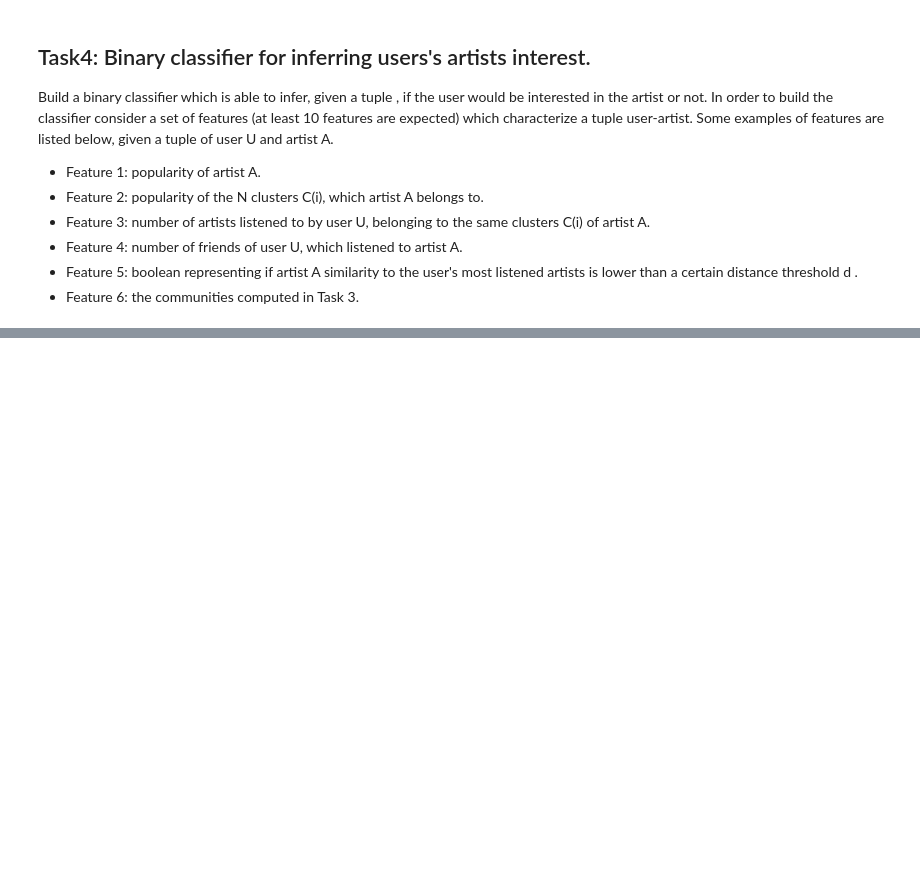
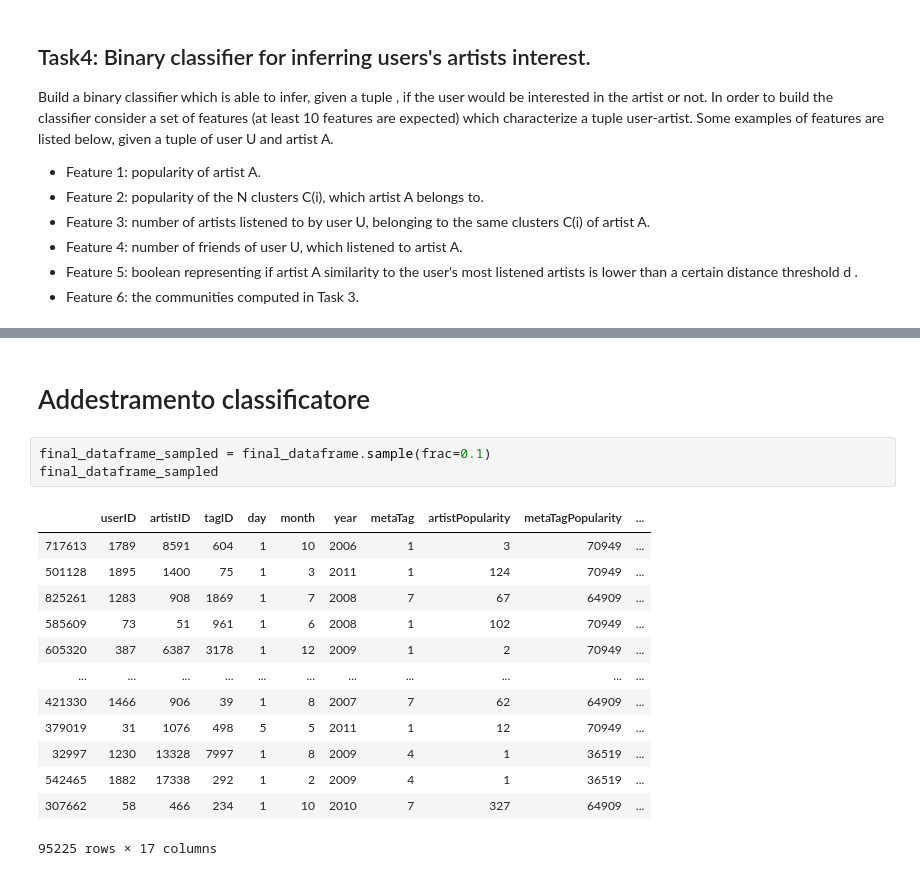
Before and after one commit to RiccardoBiella96/DataClaFinalProject, a Jupyter notebook: FinalProject.ipynb, the cells around one changed output, grey strips where cells are left out. Saved outputs shown, nothing was run; the diff lists cells and outputs as text; blank space fills up the shorter version.

```diff
--- a/FinalProject.ipynb
+++ b/FinalProject.ipynb
@@ -968,0 +1222,19 @@ print("Missing values: " + str(users_communities.isnull().sum()))
+# %% [markdown]
+# Addestramento classificatore
+# %%
+final_dataframe_sampled = final_dataframe.sample(frac=0.1)
+final_dataframe_sampled
+# %% [output]
+|  | userID | artistID | tagID | day | month | year | metaTag | artistPopularity | metaTagPopularity | ... |
+| 717613 | 1789 | 8591 | 604 | 1 | 10 | 2006 | 1 | 3 | 70949 | ... |
+| 501128 | 1895 | 1400 | 75 | 1 | 3 | 2011 | 1 | 124 | 70949 | ... |
+| 825261 | 1283 | 908 | 1869 | 1 | 7 | 2008 | 7 | 67 | 64909 | ... |
+| 585609 | 73 | 51 | 961 | 1 | 6 | 2008 | 1 | 102 | 70949 | ... |
+| 605320 | 387 | 6387 | 3178 | 1 | 12 | 2009 | 1 | 2 | 70949 | ... |
+| ... | ... | ... | ... | ... | ... | ... | ... | ... | ... | ... |
+| 421330 | 1466 | 906 | 39 | 1 | 8 | 2007 | 7 | 62 | 64909 | ... |
+| 379019 | 31 | 1076 | 498 | 5 | 5 | 2011 | 1 | 12 | 70949 | ... |
+| 32997 | 1230 | 13328 | 7997 | 1 | 8 | 2009 | 4 | 1 | 36519 | ... |
+| 542465 | 1882 | 17338 | 292 | 1 | 2 | 2009 | 4 | 1 | 36519 | ... |
+| 307662 | 58 | 466 | 234 | 1 | 10 | 2010 | 7 | 327 | 64909 | ... |
+95225 rows × 17 columns
```
Also changed, not shown: parts of 42 cells of this notebook.
